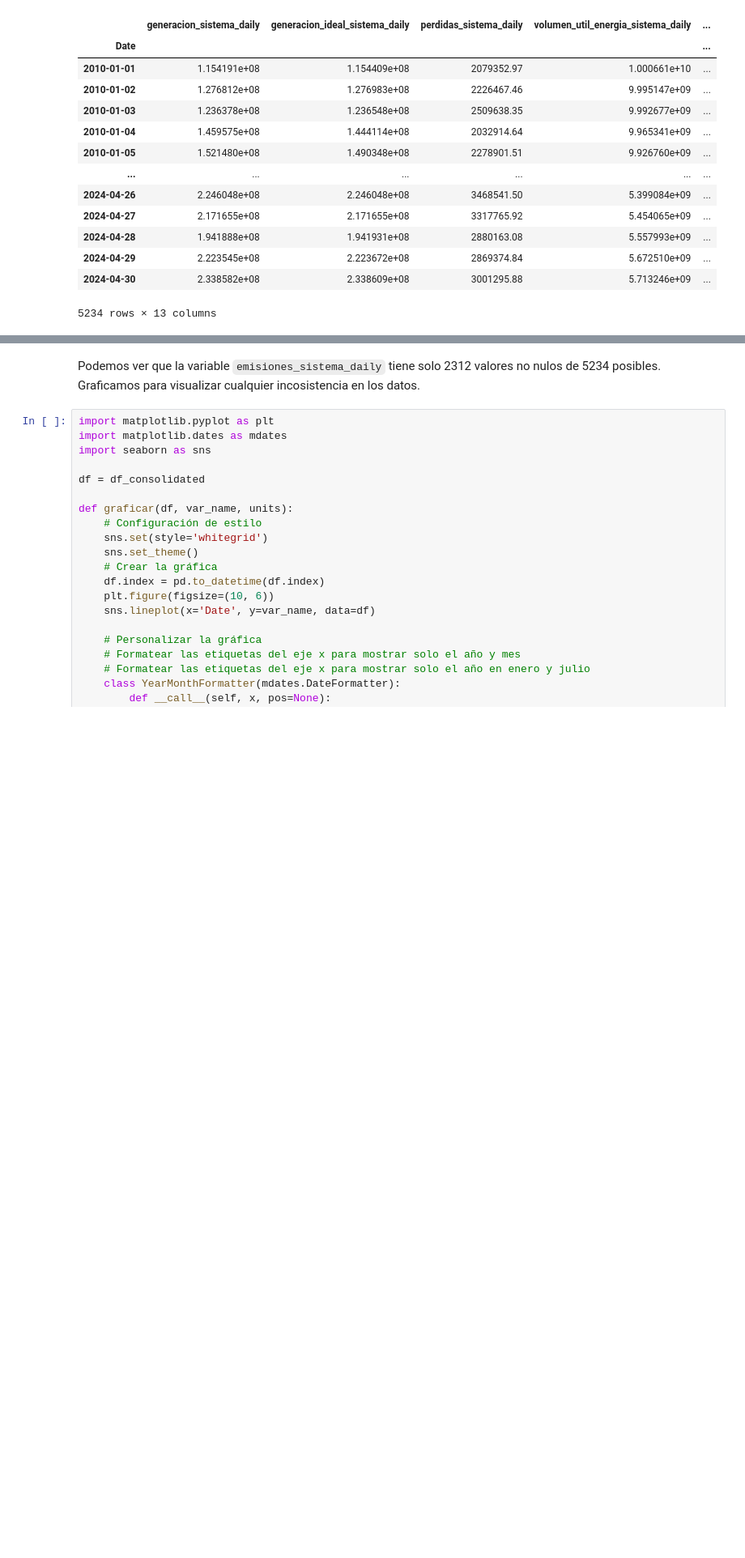
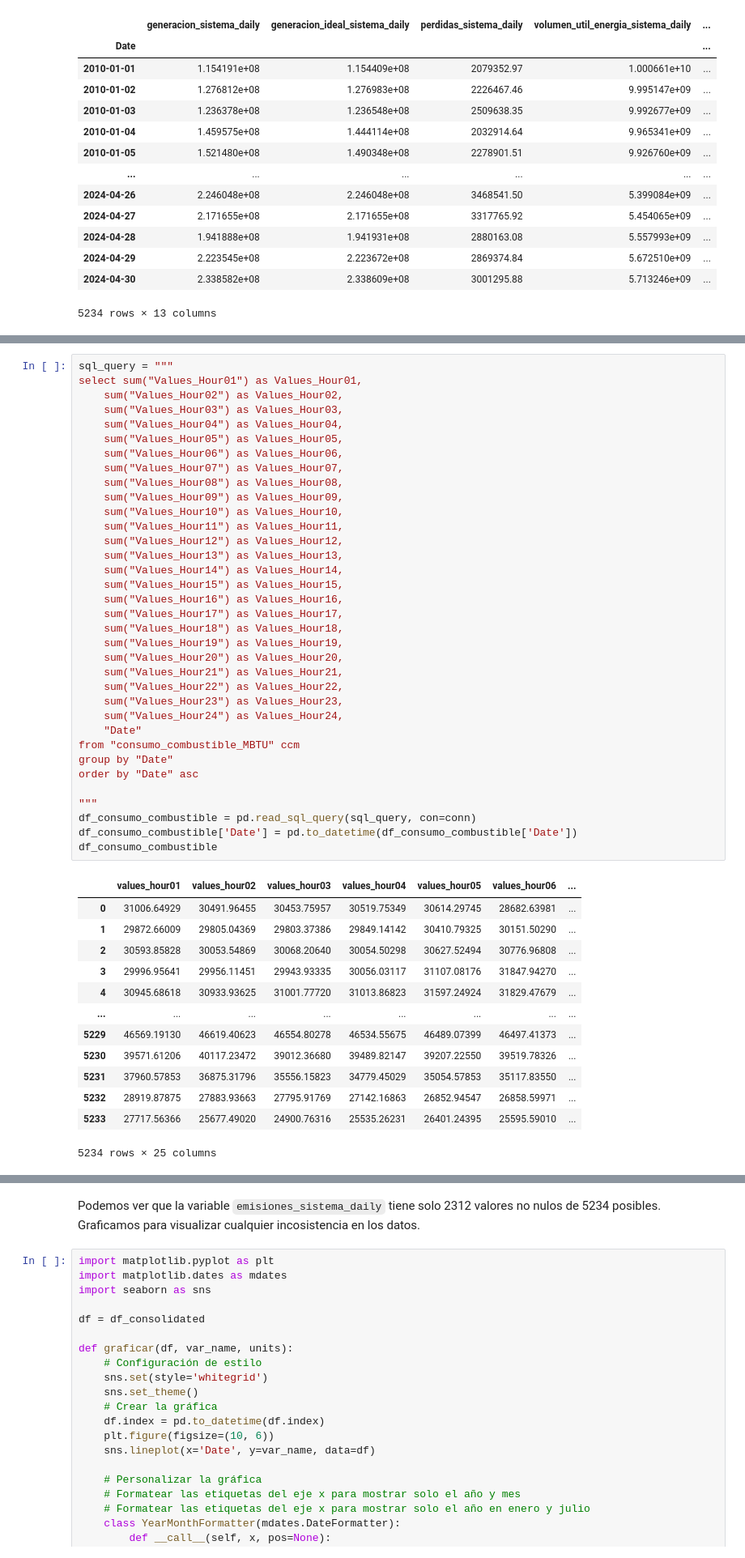
Before and after one commit to sistema-electrico-colombia/transform-EDA, a Jupyter notebook: transformaciones_analitica.ipynb, the cells around one changed output, grey strips where cells are left out. Shown: that part at 81% size. Cells and saved outputs as stored; diff of their text form; blank space fills up the shorter version.

Commit message:
[ADD] Agregada variable de consumo de combustible.

```diff
--- a/transformaciones_analitica.ipynb
+++ b/transformaciones_analitica.ipynb
@@ -1001,0 +1008,49 @@ df_consolidated
+# %%
+sql_query = """
+select sum("Values_Hour01") as Values_Hour01,
+	sum("Values_Hour02") as Values_Hour02,
+	sum("Values_Hour03") as Values_Hour03,
+	sum("Values_Hour04") as Values_Hour04,
+	sum("Values_Hour05") as Values_Hour05,
+	sum("Values_Hour06") as Values_Hour06,
+	sum("Values_Hour07") as Values_Hour07,
+	sum("Values_Hour08") as Values_Hour08,
+	sum("Values_Hour09") as Values_Hour09,
+	sum("Values_Hour10") as Values_Hour10,
+	sum("Values_Hour11") as Values_Hour11,
+	sum("Values_Hour12") as Values_Hour12,
+	sum("Values_Hour13") as Values_Hour13,
+	sum("Values_Hour14") as Values_Hour14,
+	sum("Values_Hour15") as Values_Hour15,
+	sum("Values_Hour16") as Values_Hour16,
+	sum("Values_Hour17") as Values_Hour17,
+	sum("Values_Hour18") as Values_Hour18,
+	sum("Values_Hour19") as Values_Hour19,
+	sum("Values_Hour20") as Values_Hour20,
+	sum("Values_Hour21") as Values_Hour21,
+	sum("Values_Hour22") as Values_Hour22,
+	sum("Values_Hour23") as Values_Hour23,
+	sum("Values_Hour24") as Values_Hour24,
+	"Date"
+from "consumo_combustible_MBTU" ccm
+group by "Date"
+order by "Date" asc
+
+"""
+df_consumo_combustible = pd.read_sql_query(sql_query, con=conn)
+df_consumo_combustible['Date'] = pd.to_datetime(df_consumo_combustible['Date'])
+df_consumo_combustible
+# %% [output]
+|  | values_hour01 | values_hour02 | values_hour03 | values_hour04 | values_hour05 | values_hour06 | ... |
+| 0 | 31006.64929 | 30491.96455 | 30453.75957 | 30519.75349 | 30614.29745 | 28682.63981 | ... |
+| 1 | 29872.66009 | 29805.04369 | 29803.37386 | 29849.14142 | 30410.79325 | 30151.50290 | ... |
+| 2 | 30593.85828 | 30053.54869 | 30068.20640 | 30054.50298 | 30627.52494 | 30776.96808 | ... |
+| 3 | 29996.95641 | 29956.11451 | 29943.93335 | 30056.03117 | 31107.08176 | 31847.94270 | ... |
+| 4 | 30945.68618 | 30933.93625 | 31001.77720 | 31013.86823 | 31597.24924 | 31829.47679 | ... |
+| ... | ... | ... | ... | ... | ... | ... | ... |
+| 5229 | 46569.19130 | 46619.40623 | 46554.80278 | 46534.55675 | 46489.07399 | 46497.41373 | ... |
+| 5230 | 39571.61206 | 40117.23472 | 39012.36680 | 39489.82147 | 39207.22550 | 39519.78326 | ... |
+| 5231 | 37960.57853 | 36875.31796 | 35556.15823 | 34779.45029 | 35054.57853 | 35117.83550 | ... |
+| 5232 | 28919.87875 | 27883.93663 | 27795.91769 | 27142.16863 | 26852.94547 | 26858.59971 | ... |
+| 5233 | 27717.56366 | 25677.49020 | 24900.76316 | 25535.26231 | 26401.24395 | 25595.59010 | ... |
+5234 rows × 25 columns
```
Also changed, not shown: parts of 10 cells of this notebook, 1 other file.
